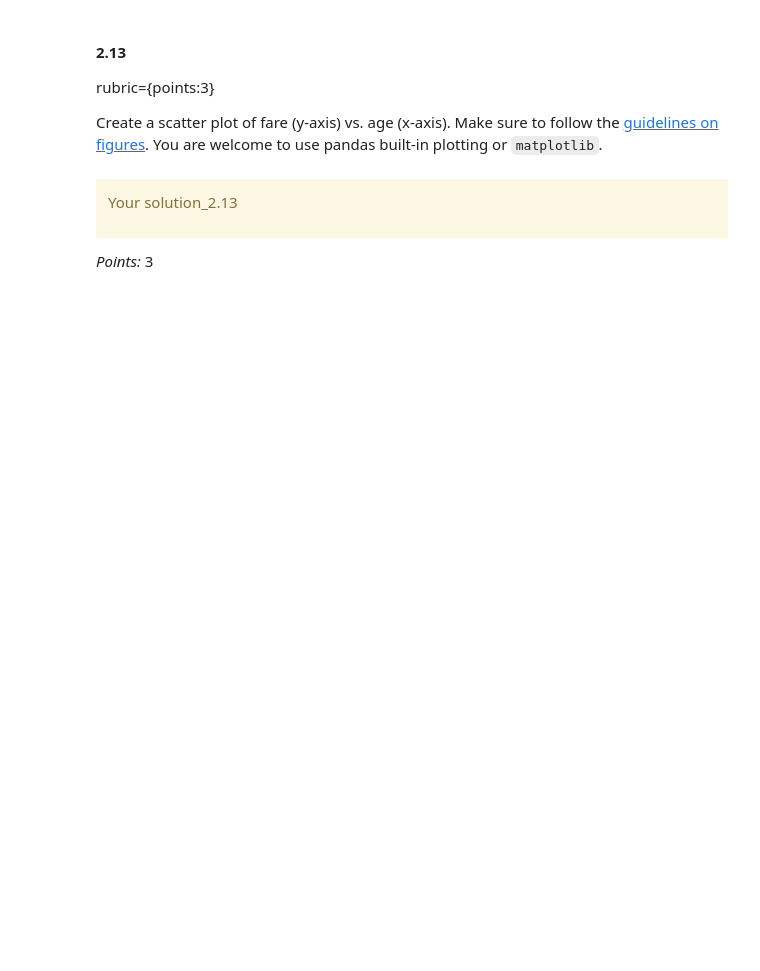
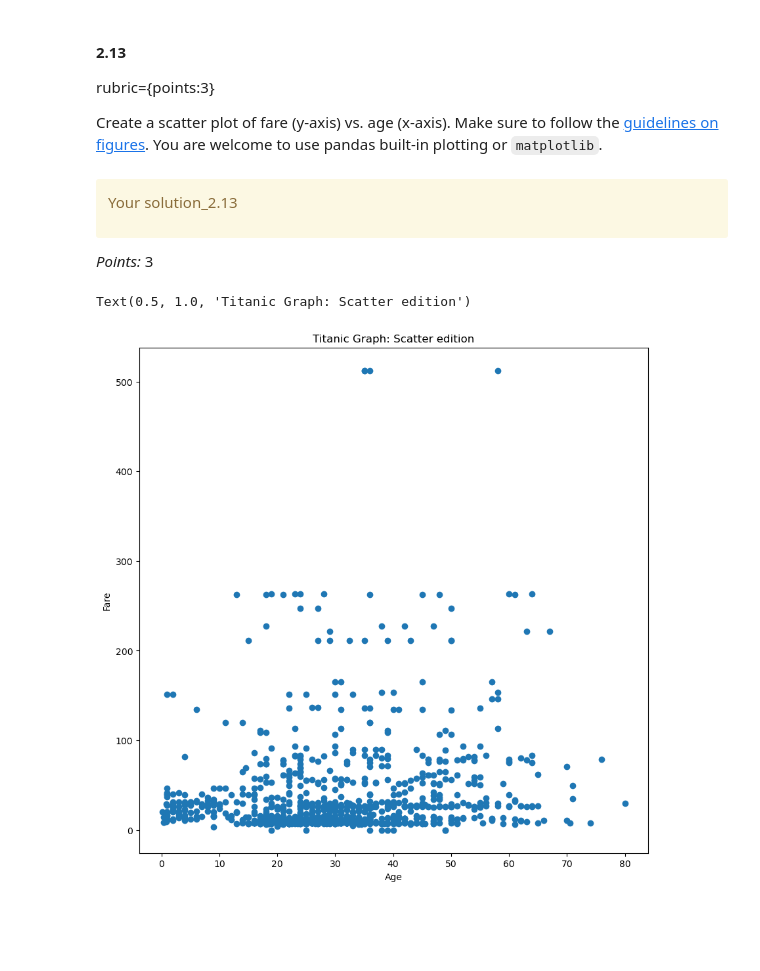
Before and after one commit to am-codez/CPSC330_HW1, a Jupyter notebook: hw1.ipynb, the cells around one changed output. Cells and saved outputs as stored; diff of their text form; code cells hidden in the pictures; blank space fills up the shorter version.

```diff
--- a/hw1.ipynb
+++ b/hw1.ipynb
@@ -156,0 +154,4 @@ Ellipsis
+# %%
+titanic_df = pd.read_csv("data/titanic.csv")
+
+...
@@ -201,3 +202,7 @@ _Points:_ 2
+# %%
+cols= ["pclass", "survived", "name", "sex", "age", "siblings_spouses", "parents_children", "ticket", "fare", "cabin", "embarked", "boat", "body", "home.dest"]
+titanic_df.rename(columns={"sibsp": cols[5]}, inplace=True)
+titanic_df.rename(columns={"parch": cols[6]}, inplace=True)
 # %%
 assert set(["siblings_spouses", "parents_children"]).issubset(
     titanic_df.columns
@@ -446,3 +485,13 @@ _Points:_ 3
+# %%
+plt.figure(figsize=(10, 10))
+plt.scatter(titanic_df["age"], titanic_df["fare"])
+
+plt.xlabel("Age")
+plt.ylabel("Fare")
+plt.title("Titanic Graph: Scatter edition")
+# %% [output]
+Text(0.5, 1.0, 'Titanic Graph: Scatter edition')
+[figure, added]
 # %% [markdown]
 <!-- END QUESTION -->
 
```
Also changed, not shown: parts of 40 cells of this notebook.
